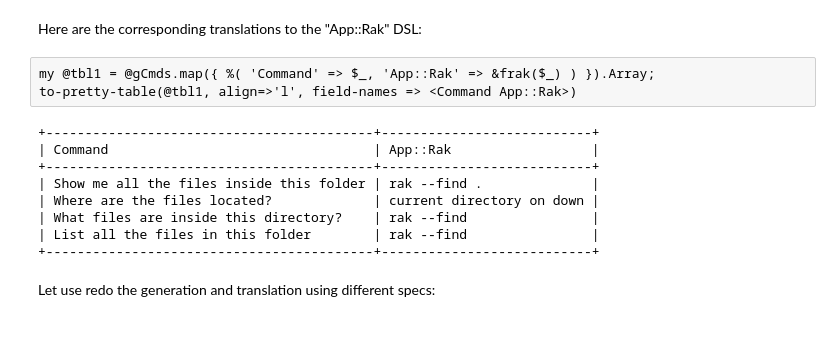
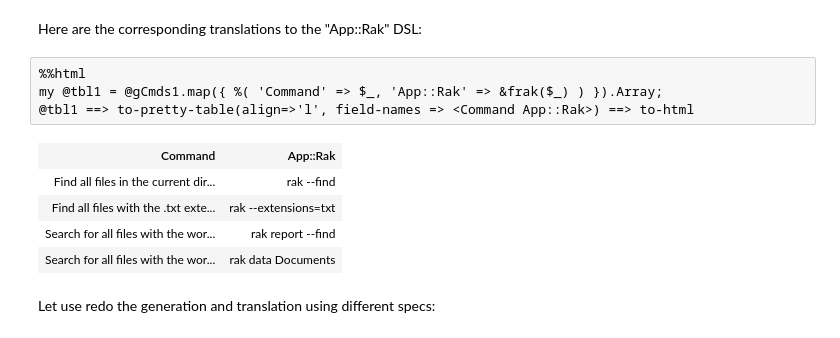
Before and after one commit to antononcube/RakuForPrediction-book, a Jupyter notebook: Notebooks/Jupyter/TLDR-LLM-solutions-for-software-manuals.ipynb, the cells around one changed output. Cells and saved outputs as stored; diff of their text form.

```diff
--- a/Notebooks/Jupyter/TLDR-LLM-solutions-for-software-manuals.ipynb
+++ b/Notebooks/Jupyter/TLDR-LLM-solutions-for-software-manuals.ipynb
@@ -242,17 +255,15 @@ my @gCmds1 = &fcg(4, 'files').flat;
 # %% [markdown]
 Here are the corresponding translations to the "App::Rak" DSL:
 # %%
-my @tbl1 = @gCmds.map({ %( 'Command' => $_, 'App::Rak' => &frak($_) ) }).Array;
-to-pretty-table(@tbl1, align=>'l', field-names => <Command App::Rak>)
+%%html
+my @tbl1 = @gCmds1.map({ %( 'Command' => $_, 'App::Rak' => &frak($_) ) }).Array;
+@tbl1 ==> to-pretty-table(align=>'l', field-names => <Command App::Rak>) ==> to-html
 # %% [output]
-+------------------------------------------+---------------------------+
-| Command                                  | App::Rak                  |
-+------------------------------------------+---------------------------+
-| Show me all the files inside this folder | rak --find .              |
-| Where are the files located?             | current directory on down |
-| What files are inside this directory?    | rak --find                |
-| List all the files in this folder        | rak --find                |
-+------------------------------------------+---------------------------+
+| Command | App::Rak |
+| Find all files in the current dir... | rak --find |
+| Find all files with the .txt exte... | rak --extensions=txt |
+| Search for all files with the wor... | rak report --find |
+| Search for all files with the wor... | rak data Documents |
 # %% [markdown]
 Let use redo the generation and translation using different specs:
 # %%
```
Also changed, not shown: parts of 22 cells of this notebook.
